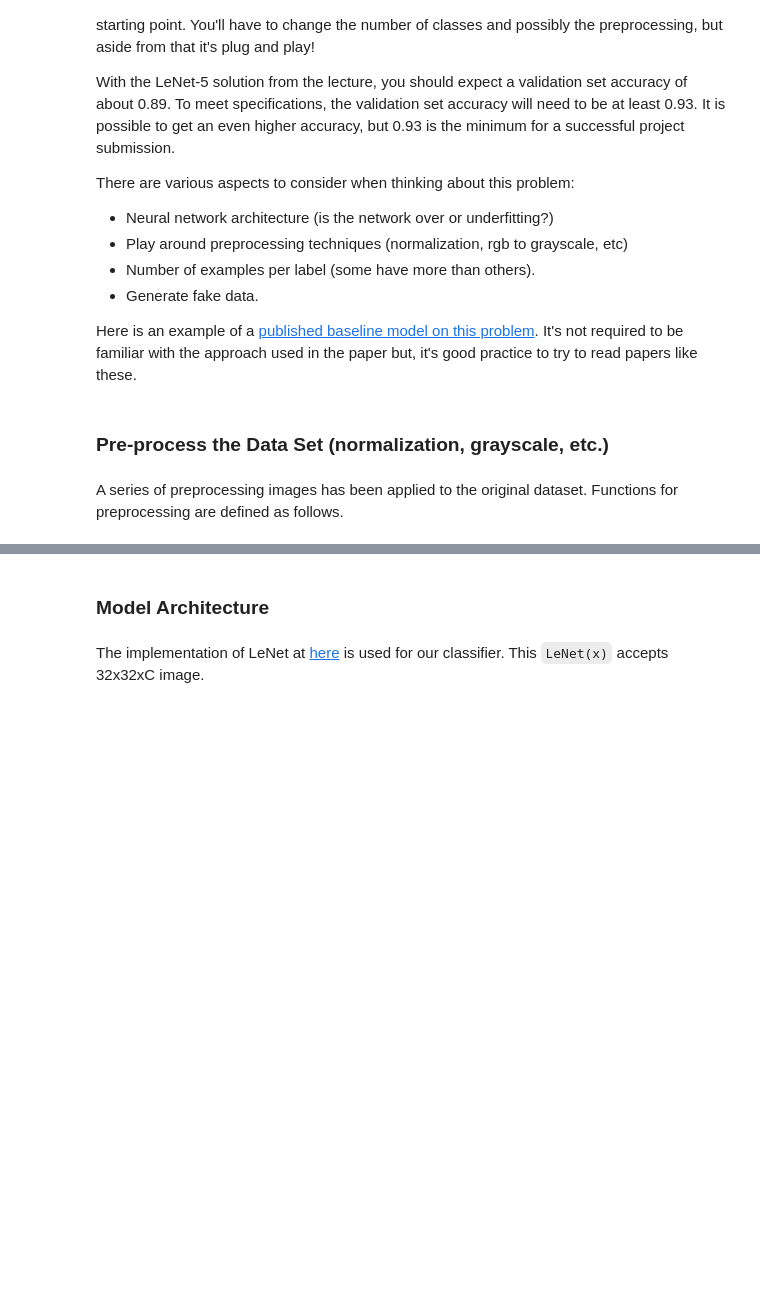
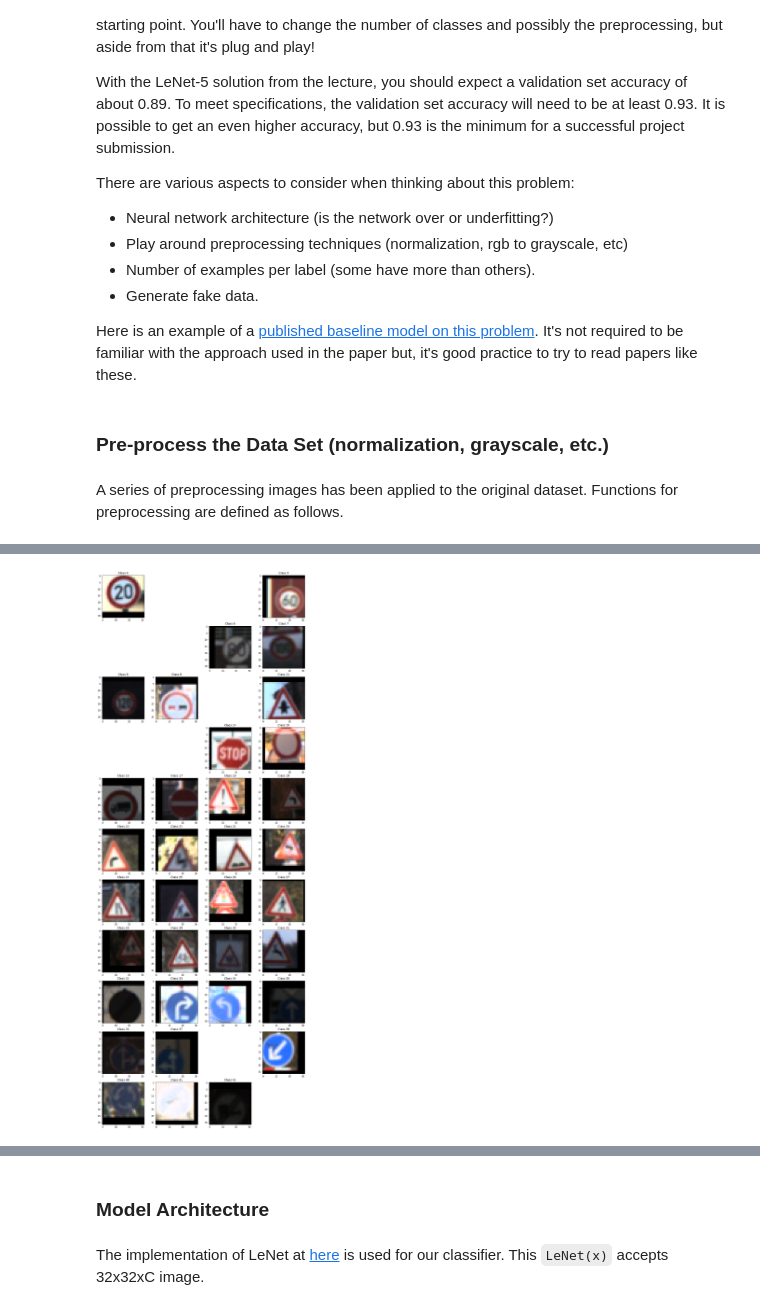
Before and after one commit to siyaoxu/Self-Driving-Cars, a Jupyter notebook: CarND-Traffic-Sign-Classifier-Project/Traffic_Sign_Classifier.ipynb, the cells around one changed output, grey strips where cells are left out. Saved outputs shown, nothing was run; the diff lists cells and outputs as text; code cells hidden in the pictures; blank space fills up the shorter version.

```diff
--- a/CarND-Traffic-Sign-Classifier-Project/Traffic_Sign_Classifier.ipynb
+++ b/CarND-Traffic-Sign-Classifier-Project/Traffic_Sign_Classifier.ipynb
@@ -199,0 +260,38 @@ The image data are approximately normalizd by equation `(pixel - 128)/ 128`. The
+# %%
+# count sizes of each classes
+from collections import Counter
+from random import randint
+
+# count the size of each class
+class_count = Counter(y_train)
+# set our target size per class
+n_target = 1500
+# augmented images are stored at here
+augm_imgs = []
+augm_y = []
+
+# loop all classes
+for key,n in class_count.items():
+    # if the size of this class is less than our target size, we are going to augment record in this class
+    diff = n_target - n
+    if diff>0:
+        print('Class {}: Augmentation is required. '.format(key))
+        # get all images in this class
+        i_imgs = X_train[np.where(y_train == key)[0],:,:,:]
+        # sample parameters for the augmentation
+        fv, thetas, scales, ftxys = AugmParams(rtheta=(0.0,0.0),rscale = (1.0,1.0),size = diff)
+        # generate transformed images
+        for i in list(range(diff)):
+            # sample a random image from original images in this class
+            jj = randint(0,n-1)
+#             from IPython.core.debugger import Tracer; Tracer()()
+            raw_img = i_imgs[jj,:,:,:].copy()
+            # generate a new image using the sampled original image
+            trans_img = ImgAug(raw_img,fv,thetas[i],scales[i],ftxys[i])
+            # store the image in a list
+            augm_imgs.append(trans_img)
+        augm_y.append(np.full((diff,),key))
+        print('{} new images have been generated.\n'.format(diff))
+X_train_augm = np.stack(augm_imgs,axis=0)
+y_train_augm = np.concatenate(augm_y,axis=0)
+del augm_imgs,augm_y
@@ -199,0 +316,9 @@ The image data are approximately normalizd by equation `(pixel - 128)/ 128`. The
+# %%
+# plot the first image in the augmented training data for each class
+fig = plt.figure(figsize=(16,44));
+for i in list(np.unique(y_train_augm)):
+    plt.subplot(11,4,i+1);
+    plt.imshow(np.squeeze(X_train_augm[np.where(y_train_augm == i)[0][0],:,:,:]));
+    plt.title('Class ' + str(i),fontsize = 12);
+# %% [output]
+[figure, added]
```
Also changed, not shown: parts of 15 cells of this notebook.
